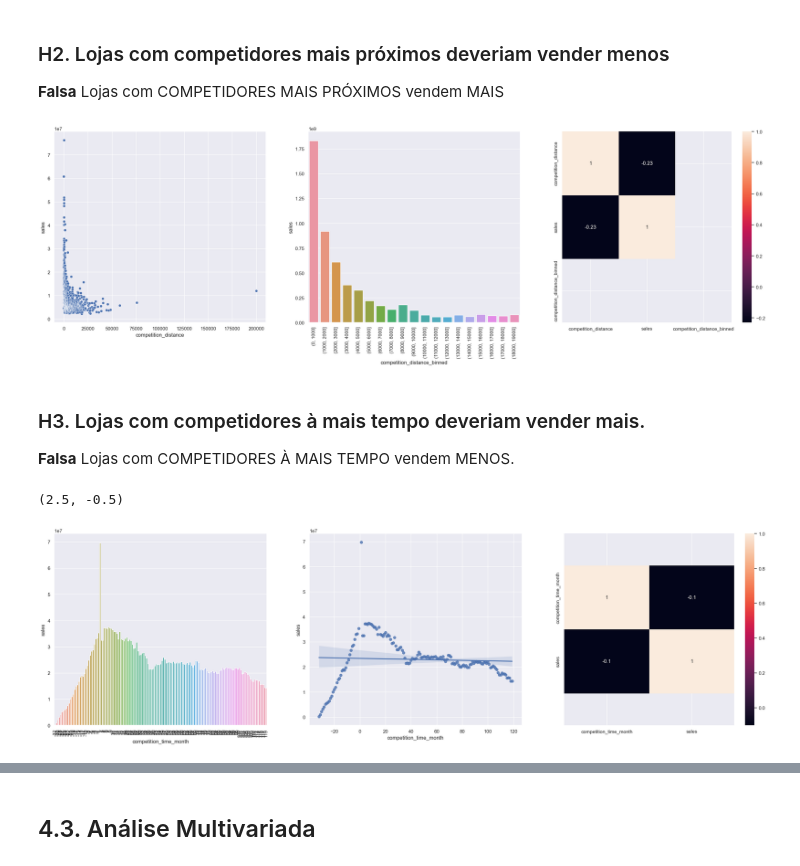
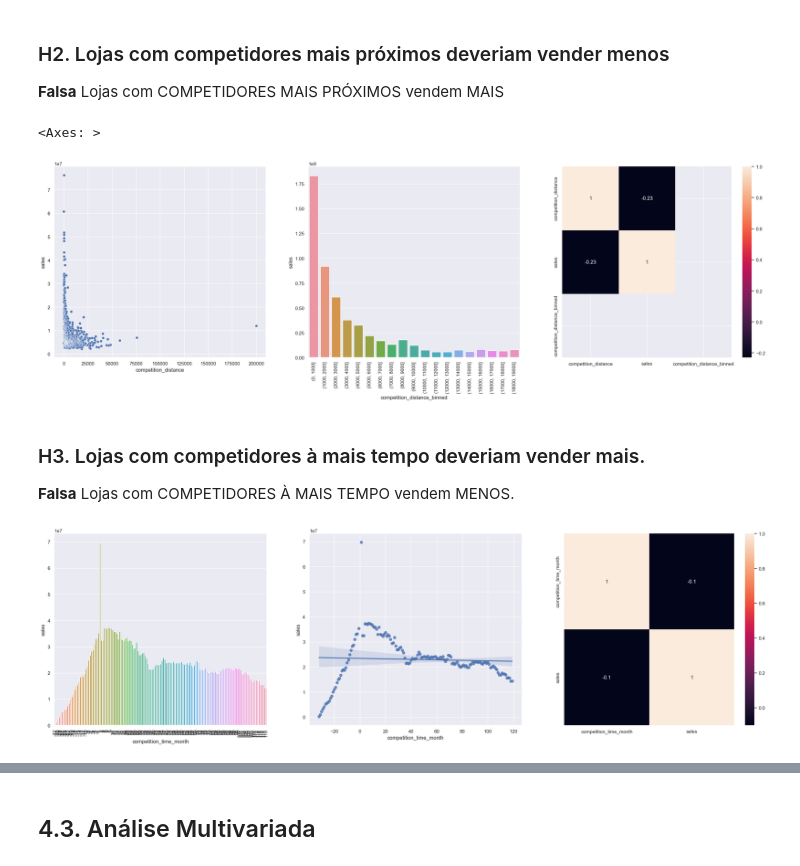
Before and after one commit to rafa210488/ds_em_producao, a Jupyter notebook: m04_v01_store_sales_prediction.ipynb, the cells around one changed output, grey strips where cells are left out. Saved outputs shown, nothing was run; the diff lists cells and outputs as text; code cells hidden in the pictures.

```diff
--- a/m04_v01_store_sales_prediction.ipynb
+++ b/m04_v01_store_sales_prediction.ipynb
@@ -578,8 +580,9 @@ plt.xticks(rotation=90);
 
 plt.subplot(1, 3, 3)
 aux1_numeric = aux1.apply(pd.to_numeric, errors='coerce')
-x = sns.heatmap(aux1_numeric.corr(method='pearson'), annot=True)
+sns.heatmap(aux1_numeric.corr(method='pearson'), annot=True)
 # %% [output]
+<Axes: >
 [figure]
 # %% [markdown]
 ### H3. Lojas com competidores à mais tempo deveriam vender mais.
@@ -587,17 +590,14 @@ x = sns.heatmap(aux1_numeric.corr(method='pearson'), annot=True)
 # %%
 plt.subplot(1, 3, 1)
 aux1 = df4[['competition_time_month', 'sales']].groupby('competition_time_month').sum().reset_index()
 aux2 = aux1[(aux1['competition_time_month'] < 120) & (aux1['competition_time_month'] != 0)]
 sns.barplot(x='competition_time_month', y='sales', data=aux2)
 plt.xticks(rotation=90);
 
 plt.subplot(1, 3, 2)
 sns.regplot(x='competition_time_month', y='sales', data=aux2)
 
 plt.subplot(1, 3, 3)
 x = sns.heatmap(aux1.corr(method='pearson'), annot=True);
-bottom, top = x.get_ylim()
-x.set_ylim(bottom + 0.5, top-0.5)
 # %% [output]
-(2.5, -0.5)
-[figure, old version]
+[figure, new version]
```
Also changed, not shown: parts of 7 cells of this notebook.
